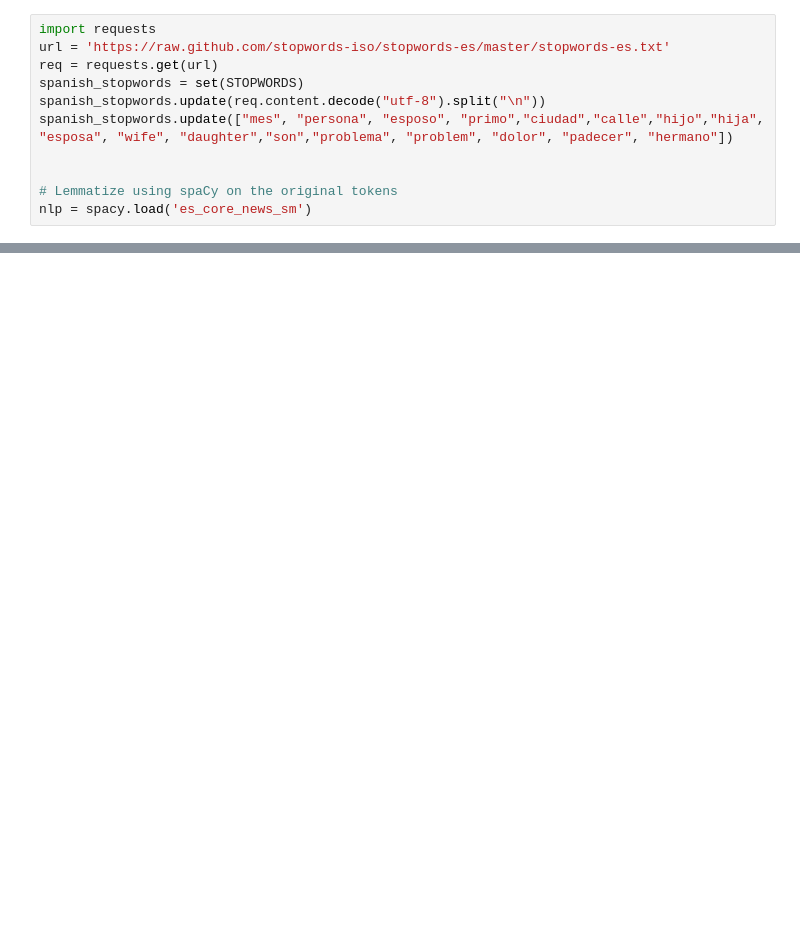
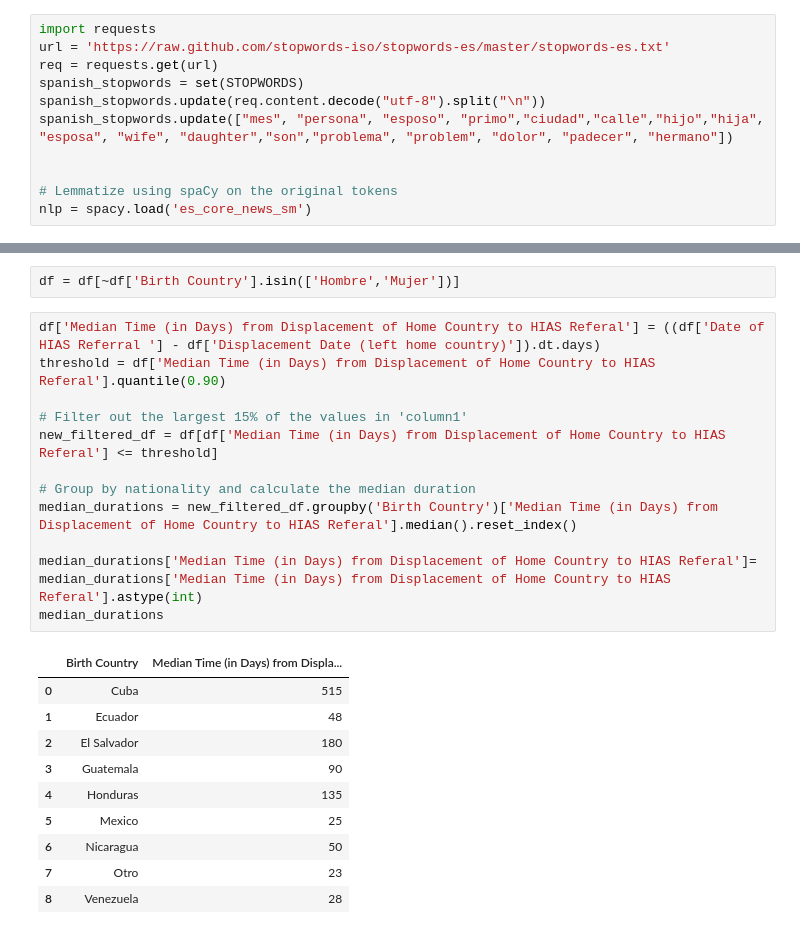
Before and after one commit to jacobgrimm/LA-Complete-Covid-Datat, a Jupyter notebook: Airtables/T42_Screenings/examine_T42_screenings.ipynb, the cells around one changed output, grey strips where cells are left out. Drawn from its saved outputs; the diff is of its cells as text; blank space fills up the shorter version.

```diff
--- a/Airtables/T42_Screenings/examine_T42_screenings.ipynb
+++ b/Airtables/T42_Screenings/examine_T42_screenings.ipynb
@@ -370,0 +452,25 @@ Name: count, dtype: float64
+# %%
+df = df[~df['Birth Country'].isin(['Hombre','Mujer'])]
+# %%
+df['Median Time (in Days) from Displacement of Home Country to HIAS Referal'] = ((df['Date of HIAS Referral '] - df['Displacement Date (left home country)']).dt.days)
+threshold = df['Median Time (in Days) from Displacement of Home Country to HIAS Referal'].quantile(0.90)
+
+# Filter out the largest 15% of the values in 'column1'
+new_filtered_df = df[df['Median Time (in Days) from Displacement of Home Country to HIAS Referal'] <= threshold]
+
+# Group by nationality and calculate the median duration
+median_durations = new_filtered_df.groupby('Birth Country')['Median Time (in Days) from Displacement of Home Country to HIAS Referal'].median().reset_index()
+
+median_durations['Median Time (in Days) from Displacement of Home Country to HIAS Referal']= median_durations['Median Time (in Days) from Displacement of Home Country to HIAS Referal'].astype(int)
+median_durations
+# %% [output]
+|  | Birth Country | Median Time (in Days) from Displa... |
+| 0 | Cuba | 515 |
+| 1 | Ecuador | 48 |
+| 2 | El Salvador | 180 |
+| 3 | Guatemala | 90 |
+| 4 | Honduras | 135 |
+| 5 | Mexico | 25 |
+| 6 | Nicaragua | 50 |
+| 7 | Otro | 23 |
+| 8 | Venezuela | 28 |
```
Also changed, not shown: parts of 22 cells of this notebook, 27 other files.
